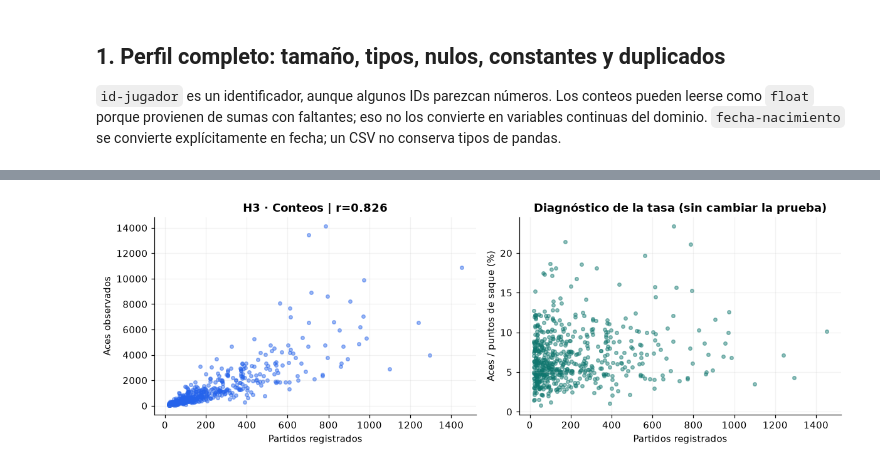
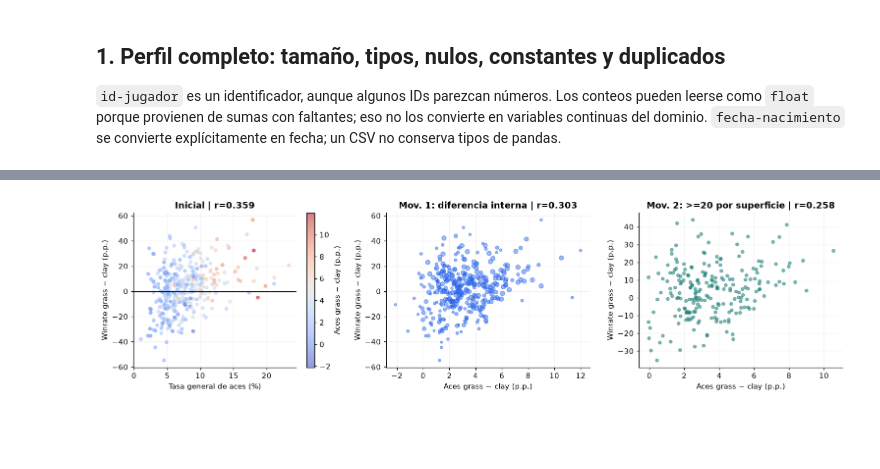
Before and after one commit to Rami195/ATP, a Jupyter notebook: entrega2/EDA_ATP_Entrega2.ipynb, the cells around one changed output, grey strips where cells are left out. Drawn from its saved outputs; the diff is of its cells as text; code cells hidden in the pictures; blank space fills up the shorter version.

```diff
--- a/entrega2/EDA_ATP_Entrega2.ipynb
+++ b/entrega2/EDA_ATP_Entrega2.ipynb
@@ -33,6 +30,6 @@ mejoras predictivas. La comparación entre modelos corresponde a Entrega 3.
 # %%
 from pathlib import Path
-import hashlib, json, platform, importlib.metadata
+import hashlib
 import numpy as np
 import pandas as pd
 import matplotlib.pyplot as plt
@@ -73,7 +70,7 @@ def grafico(nombre):
 # Divide solamente cuando el denominador es positivo.
 def division(n, d): return n / d.where(d > 0)
 
-df_csv = pd.read_csv(RUTAS['jugadores'], dtype={'id-jugador': 'string'})
+df_csv = pd.read_csv(RUTAS['jugadores'], dtype={'id-jugador': 'string'}, low_memory=False)
 df = df_csv.copy()
 df['fecha-nacimiento'] = pd.to_datetime(df['fecha-nacimiento'], errors='coerce')
 for c in ['mano-dominante', 'tipo-reves', 'pais']:
@@ -83,7 +80,10 @@ partidos['fecha'] = pd.to_datetime(partidos['fecha'], errors='coerce')
 partidos['anio'] = partidos['fecha'].dt.year
 assert df['id-jugador'].notna().all() and df['id-jugador'].is_unique
 assert partidos['id_partido'].is_unique
+n_challenger = int(partidos.tourney_level.astype(str).eq('C').sum())
+n_qualy = int(partidos['round'].astype(str).str.fullmatch(r'Q[1-4]').sum())
 texto(f'**Datos locales:** {len(df):,} jugadores × {df.shape[1]} columnas; '
       f'{len(partidos):,} partidos × {partidos.shape[1]} columnas. '
-      f'Fechas: {partidos.fecha.min():%Y-%m-%d} a {partidos.fecha.max():%Y-%m-%d}.')
+      f'Fechas: {partidos.fecha.min():%Y-%m-%d} a {partidos.fecha.max():%Y-%m-%d}.  '
+      f'Filas Challenger detectadas: {n_challenger:,}; rondas Qualifying detectadas: {n_qualy:,}.')
 # %% [output]
@@ -623,22 +790,52 @@ decide si conviene entregar al clustering conteos crudos o tasas.
 # %%
-h3=asociacion(dominio.partidos,dominio.tasa_aces_num)
-fig,axes=plt.subplots(1,2,figsize=(11,3.8))
-axes[0].scatter(dominio.partidos,dominio.tasa_aces_num,s=13,alpha=.45,color=AZUL)
-axes[0].set(xlabel='Partidos registrados',ylabel='Aces observados',title=f"H3 · Conteos | r={h3['pearson']:.3f}")
-axes[1].scatter(dominio.partidos,dominio.tasa_aces*100,s=13,alpha=.45,color=VERDE)
-axes[1].set(xlabel='Partidos registrados',ylabel='Aces / puntos de saque (%)',title='Diagnóstico de la tasa (sin cambiar la prueba)')
-grafico('H3_exposicion')
-z3=zona(h3['pearson'],'correlacion')
-estado3='confirmada' if z3=='verde' and h3['pearson']>0 else 'refutada' if z3=='rojo' or h3['pearson']<0 else 'inconclusa'
-ficha('H3','Columnas del clustering','El total de aces se asocia fuertemente con el volumen de partidos.',
-    'Nube ascendente y Pearson >0,6: las carreras más extensas ofrecen más oportunidades de acumular aces.',
-    'Pearson y Spearman; dispersión partidos/aces, con gráfico diagnóstico partidos/tasa. H3_exposicion.png.',
-    f"n={h3['n']}; Pearson={h3['pearson']:.4f} ({z3}); Spearman={h3['spearman']:.4f}; "
-    f"brecha={h3['brecha']:.4f} ({zona(h3['brecha'],'brecha')}). {estado3.upper()}.",
-    '0 movimientos. El segundo panel ilustra la normalización propuesta, no reemplaza la medida prefijada.',
-    'Excluir aces-totales y demás conteos de carrera del clustering inicial; usar tasas con cobertura. '
-    'Conservar log1p(partidos) solo como control de experiencia para predicción. '
-    'Correlación alta no demuestra que dos columnas sean intercambiables ni que la tasa sea independiente de la experiencia.',
-    h3['pearson'],'correlacion',estado3,h3['n'])
+superficie = df.set_index('id-jugador').copy()
+base10 = (
+    superficie['partidos-grass'].ge(10)
+    & superficie['partidos-clay'].ge(10)
+    & superficie['cobertura-saque-grass'].ge(MIN_COBERTURA)
+    & superficie['cobertura-saque-clay'].ge(MIN_COBERTURA)
+)
+h3m = superficie.loc[base10].copy()
+h3m['ventaja_grass_clay'] = h3m['tasa-victorias-grass'] - h3m['tasa-victorias-clay']
+h3m['cambio_aces_grass_clay'] = h3m['tasa-aces-grass'] - h3m['tasa-aces-clay']
+h3_0 = asociacion(h3m['tasa-aces-totales'],h3m.ventaja_grass_clay)
+h3_1 = asociacion(h3m.cambio_aces_grass_clay,h3m.ventaja_grass_clay)
+
+base20 = base10 & superficie['partidos-grass'].ge(20) & superficie['partidos-clay'].ge(20)
+h3estable = superficie.loc[base20].copy()
+h3estable['ventaja_grass_clay'] = h3estable['tasa-victorias-grass'] - h3estable['tasa-victorias-clay']
+h3estable['cambio_aces_grass_clay'] = h3estable['tasa-aces-grass'] - h3estable['tasa-aces-clay']
+h3_2 = asociacion(h3estable.cambio_aces_grass_clay,h3estable.ventaja_grass_clay)
+
+fig,axes=plt.subplots(1,3,figsize=(14,3.8))
+sc=axes[0].scatter(h3m['tasa-aces-totales']*100,h3m.ventaja_grass_clay*100,
+                   c=h3m.cambio_aces_grass_clay*100,s=17,alpha=.55,cmap='coolwarm')
+axes[0].axhline(0,color='black',linewidth=.7)
+axes[0].set(xlabel='Tasa general de aces (%)',ylabel='Winrate grass − clay (p.p.)',
+            title=f'Inicial | r={h3_0["pearson"]:.3f}')
+fig.colorbar(sc,ax=axes[0],label='Aces grass − clay (p.p.)')
+axes[1].scatter(h3m.cambio_aces_grass_clay*100,h3m.ventaja_grass_clay*100,
+                s=np.clip(h3m[['partidos-grass','partidos-clay']].min(axis=1),8,35),alpha=.45,color=AZUL)
+axes[1].set(xlabel='Aces grass − clay (p.p.)',ylabel='Winrate grass − clay (p.p.)',
+            title=f'Mov. 1: diferencia interna | r={h3_1["pearson"]:.3f}')
+axes[2].scatter(h3estable.cambio_aces_grass_clay*100,h3estable.ventaja_grass_clay*100,
+                s=16,alpha=.5,color=VERDE)
+axes[2].set(xlabel='Aces grass − clay (p.p.)',ylabel='Winrate grass − clay (p.p.)',
+            title=f'Mov. 2: >=20 por superficie | r={h3_2["pearson"]:.3f}')
+grafico('H3_superficie_movimientos')
+
+z3_0,z3_1,z3 = [zona(h['pearson'],'correlacion') for h in [h3_0,h3_1,h3_2]]
+estado3 = 'confirmada' if z3=='verde' and h3_2['pearson']>0 else 'refutada' if z3=='rojo' or h3_2['pearson']<0 else 'inconclusa'
+ficha('H3','Adaptación por superficie',
+    'El aumento de la capacidad de hacer aces en grass respecto de clay se acompaña de una mejora fuerte del rendimiento.',
+    'Pearson >0,6 y nube ascendente estable al controlar nivel base y exposición.',
+    'Pearson y Spearman; tres paneles en H3_superficie_movimientos.png.',
+    f'inicial n={h3_0["n"]}, r={h3_0["pearson"]:.4f} ({z3_0}); '
+    f'tras M1 r={h3_1["pearson"]:.4f} ({z3_1}); tras M2 n={h3_2["n"]}, '
+    f'r={h3_2["pearson"]:.4f} ({z3}). {estado3.upper()}.',
+    '2 movimientos: (1) controlar el nivel base con diferencias dentro del mismo jugador, motivado por el color del primer panel; '
+    '(2) exigir >=20 partidos por superficie porque el segundo panel conserva un abanico amplio con menor exposición.',
+    'Después de dos movimientos la relación sigue amarilla. Mantener superficie como contexto, pero no afirmar que aumentar aces cause una ventaja fuerte en grass.',
+    h3_2['pearson'],'correlacion',estado3,h3_2['n'])
 # %% [output]
-[figure, old version]
+[figure, new version]
```
Also changed, not shown: parts of 26 cells of this notebook, 5 other files.
